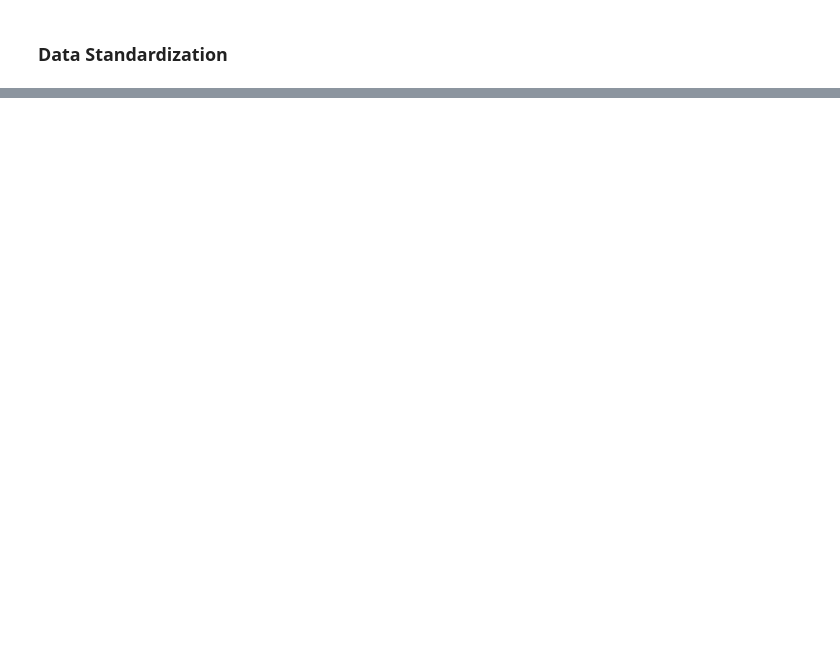
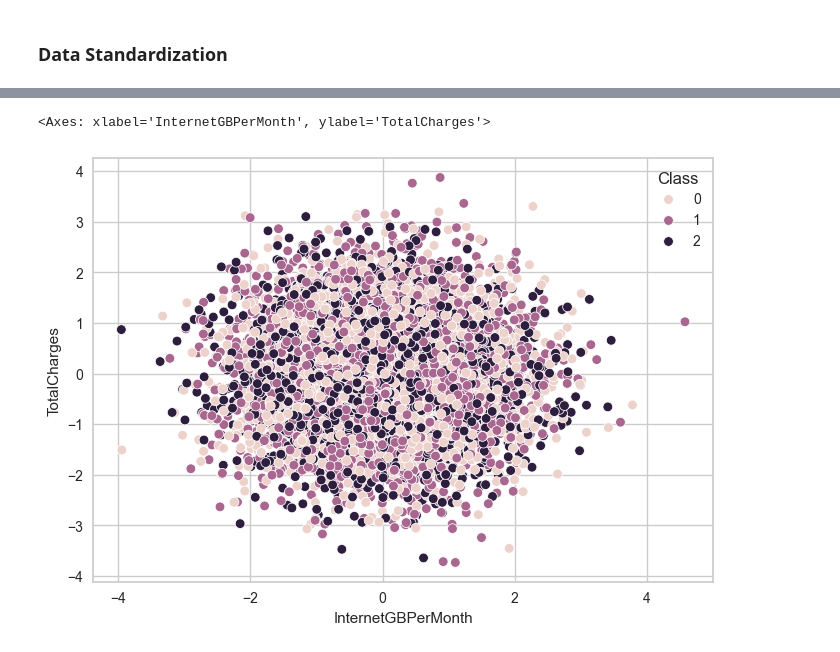
Before and after one commit to rajpurohitmohit/Machine-Learning, a Jupyter notebook: Telecom Industry Analysis/telecom_customer_segmentation.ipynb, the cells around one changed output, grey strips where cells are left out. Cells and saved outputs as stored; diff of their text form; code cells hidden in the pictures; blank space fills up the shorter version.

```diff
--- a/Telecom Industry Analysis/telecom_customer_segmentation.ipynb
+++ b/Telecom Industry Analysis/telecom_customer_segmentation.ipynb
@@ -168,0 +151,5 @@ ValueError: x and y must have same first dimension, but have shapes (5,) and (0,
+# %%
+Sample.reset_index(inplace=True)
+# %%
+Sample.drop("index",axis=1,inplace=True
+           )
@@ -168,0 +160,4 @@ ValueError: x and y must have same first dimension, but have shapes (5,) and (0,
+# %%
+x= pd.DataFrame(k.labels_,columns=["Class"])
+# %%
+Sample=pd.concat([Sample,x],axis=1)
@@ -168,0 +180,5 @@ ValueError: x and y must have same first dimension, but have shapes (5,) and (0,
+# %%
+sns.scatterplot(x=Sample["InternetGBPerMonth"],y=Sample["TotalCharges"],hue=Sample["Class"])
+# %% [output]
+<Axes: xlabel='InternetGBPerMonth', ylabel='TotalCharges'>
+[figure, added]
```
Also changed, not shown: parts of 38 cells of this notebook, 9 other files.
